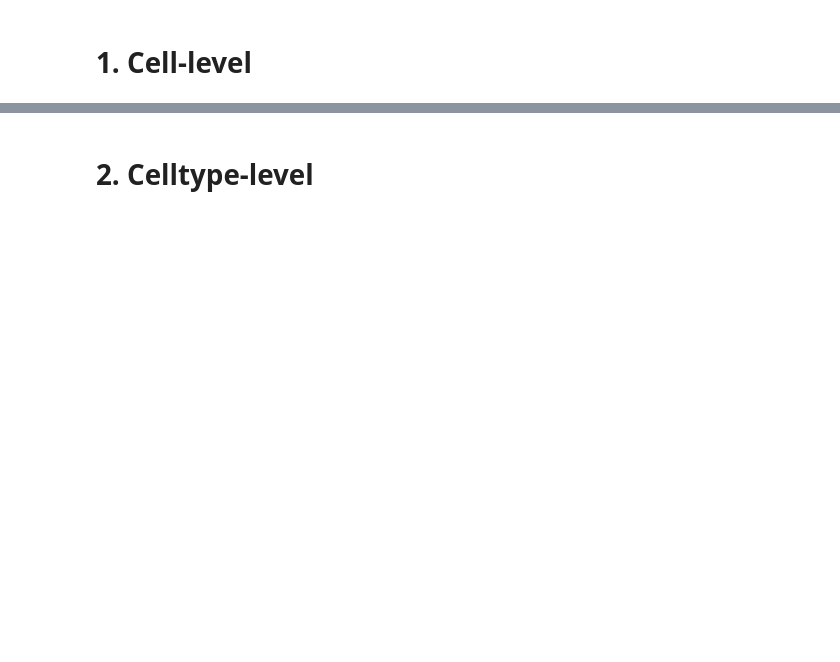
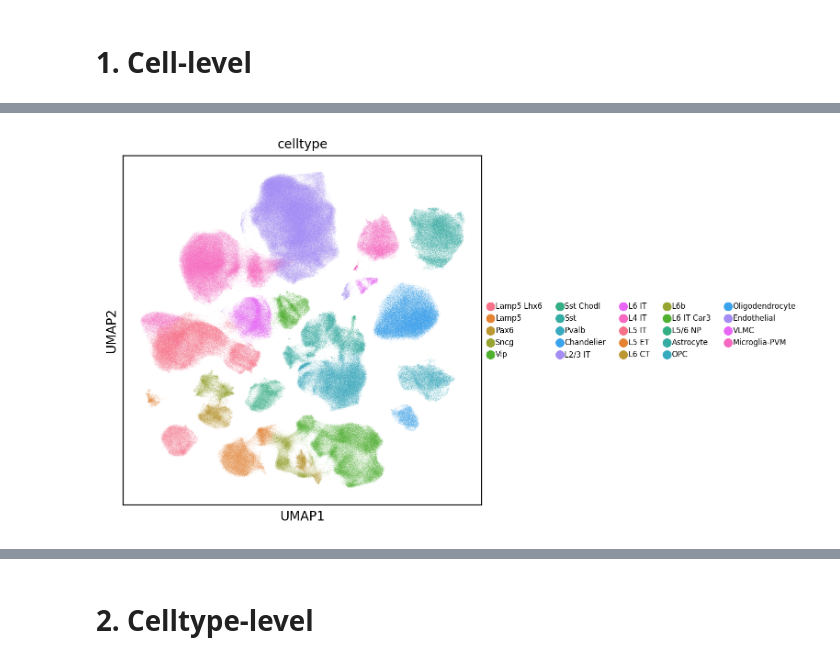
Before and after one commit to wuqinhua/scPhase, a Jupyter notebook: notebooks/2_downstream_analysis/AD/2.2_Attention_analysis.ipynb, the cells around one changed output, grey strips where cells are left out. Drawn from its saved outputs; the diff is of its cells as text; code cells hidden in the pictures; blank space fills up the shorter version.

Commit message:
fix: Replace notebooks/2_downstream_analysis with correct content

```diff
--- a/notebooks/2_downstream_analysis/AD/2.2_Attention_analysis.ipynb
+++ b/notebooks/2_downstream_analysis/AD/2.2_Attention_analysis.ipynb
@@ -35,7 +42,7 @@ adata3 = adata[adata.obs['phenotype'] == "Intermediate"]
 adata4 = adata[adata.obs['phenotype'] == "High"]
 # %%
 sc.settings.verbosity = 1
-sc.settings.figdir = '/home/wuqinhua/Project/PHASE_1r/AttnMoE_test/result/AD/Analysis/Figure/Attn_plot'
+sc.settings.figdir = '/data/wuqinhua/scPhase/AD/Analysis/Figure/Attn_plot'
 sc.settings.set_figure_params(dpi=100, fontsize=10, dpi_save=400,
     facecolor = 'white', figsize=(6,6), format='png')
 def one_col_lgd(umap,ncol):
@@ -47,8 +54,9 @@ def one_col_lgd(umap,ncol):
 leiden_umap = sc.pl.umap(adata, color=['celltype'],
     show=False, palette=sns.color_palette("husl", 12),
 legend_fontsize=6, frameon=True, title='celltype')
-lgd = one_col_lgd(leiden_umap)
+lgd = one_col_lgd(leiden_umap,5)
 fig = leiden_umap.get_figure()
 fig.set_size_inches(5, 5)
 fig.savefig(str(sc.settings.figdir) + '/umap_celltype.pdf',
             format='pdf', bbox_extra_artists=(lgd,), bbox_inches='tight')
+# %% [output]
@@ -55,2 +64,3 @@ fig.savefig(str(sc.settings.figdir) + '/umap_celltype.pdf',
+[figure, added]
 # %%
 sc.pl.umap(adata, color=['celltype'], legend_loc="on data")
```
Also changed, not shown: parts of 18 cells of this notebook, 19 other files.
